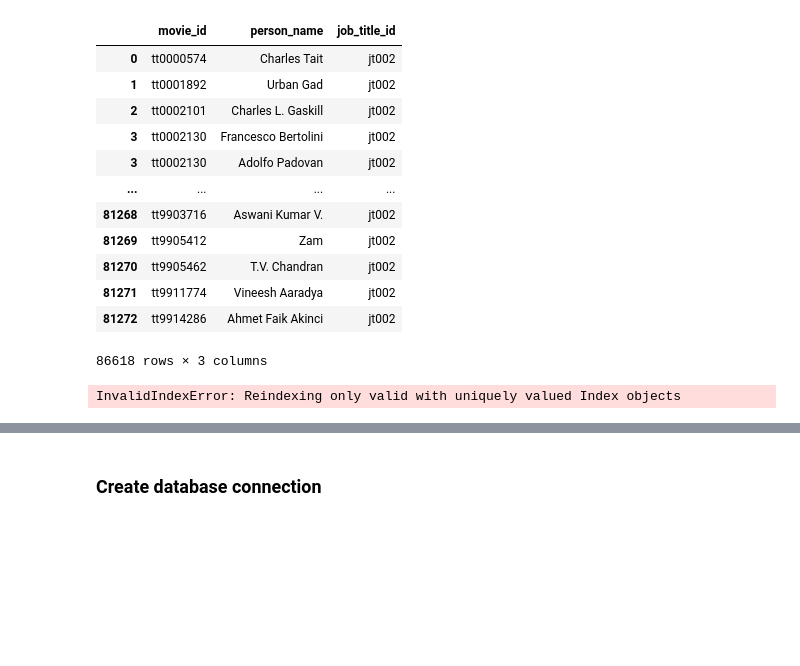
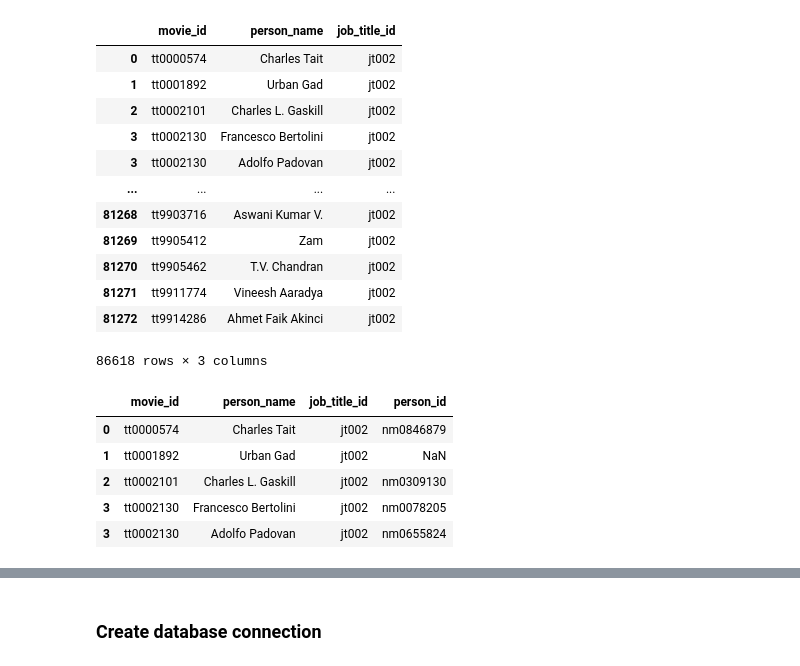
Before and after one commit to trackrun82/ETL_project, a Jupyter notebook: Beth.ipynb, the cells around one changed output, grey strips where cells are left out. Drawn from its saved outputs; the diff is of its cells as text; code cells hidden in the pictures; blank space fills up the shorter version.

```diff
--- a/Beth.ipynb
+++ b/Beth.ipynb
@@ -150,10 +151,15 @@ newdf
 | 81272 | tt9914286 | Ahmet Faik Akinci | jt002 |
 86618 rows × 3 columns
 # %%
-newdf['person_id'] = newdf['person_name'].map(transform_name_df.set_index('person_name')[unique_id'])
+newdf['person_id'] = newdf['person_name'].map(final_name.set_index('person_name')['person_id'])
 newdf.head()
 # %% [output]
-InvalidIndexError: Reindexing only valid with uniquely valued Index objects
+|  | movie_id | person_name | job_title_id | person_id |
+| 0 | tt0000574 | Charles Tait | jt002 | nm0846879 |
+| 1 | tt0001892 | Urban Gad | jt002 | NaN |
+| 2 | tt0002101 | Charles L. Gaskill | jt002 | nm0309130 |
+| 3 | tt0002130 | Francesco Bertolini | jt002 | nm0078205 |
+| 3 | tt0002130 | Adolfo Padovan | jt002 | nm0655824 |
 # %%
 newdf['no_id'] = newdf['person_id'].isnull()
 newdf.head()
```
Also changed, not shown: parts of 6 cells of this notebook.
